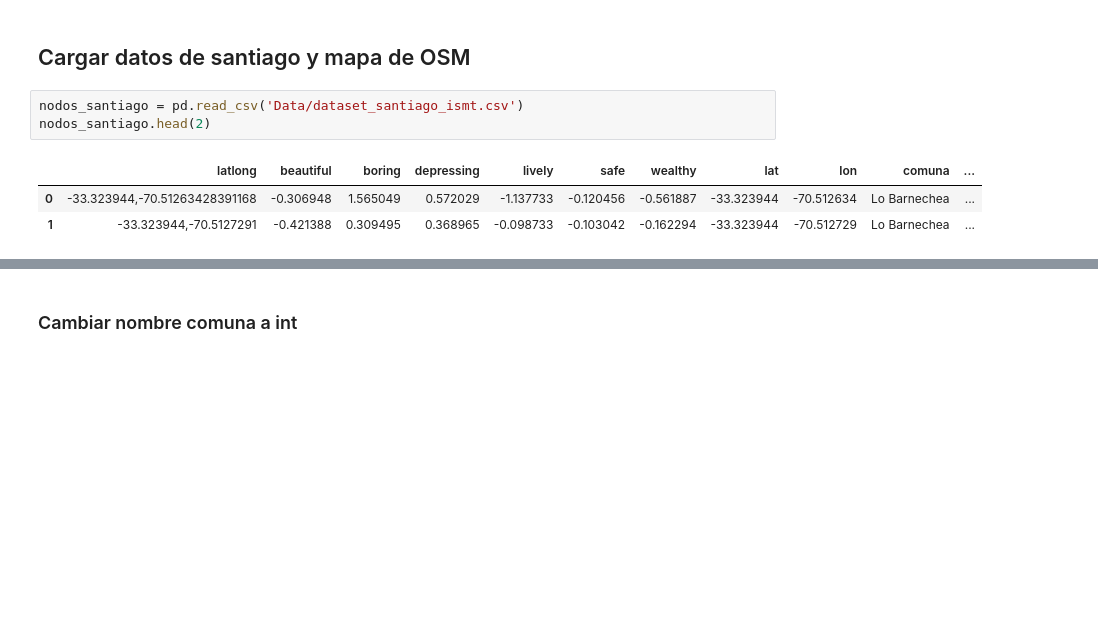
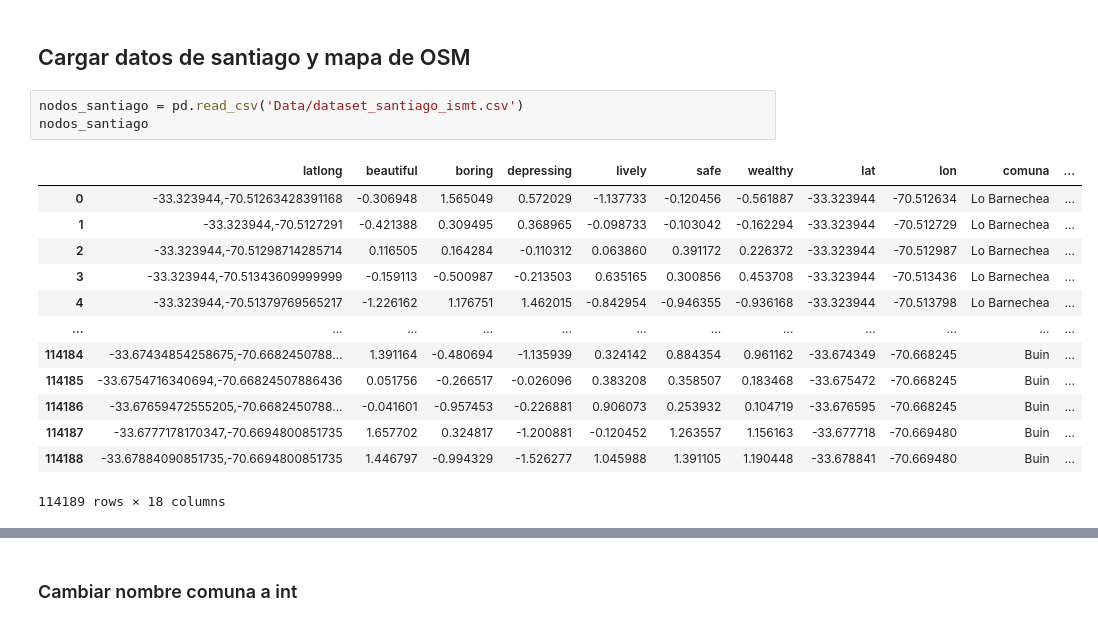
Before and after one commit to MaxOjeda/GNN-Socioeconomic-Prediction, a Jupyter notebook: Create_Geometric_Objects.ipynb, the cells around one changed output, grey strips where cells are left out. Cells and saved outputs as stored; diff of their text form; blank space fills up the shorter version.

```diff
--- a/Create_Geometric_Objects.ipynb
+++ b/Create_Geometric_Objects.ipynb
@@ -11,8 +11,18 @@ from utils import createPytorchData
 ## Cargar datos de santiago y mapa de OSM
 # %%
 nodos_santiago = pd.read_csv('Data/dataset_santiago_ismt.csv')
-nodos_santiago.head(2)
+nodos_santiago
 # %% [output]
 |  | latlong | beautiful | boring | depressing | lively | safe | wealthy | lat | lon | comuna | ... |
 | 0 | -33.323944,-70.51263428391168 | -0.306948 | 1.565049 | 0.572029 | -1.137733 | -0.120456 | -0.561887 | -33.323944 | -70.512634 | Lo Barnechea | ... |
 | 1 | -33.323944,-70.5127291 | -0.421388 | 0.309495 | 0.368965 | -0.098733 | -0.103042 | -0.162294 | -33.323944 | -70.512729 | Lo Barnechea | ... |
+| 2 | -33.323944,-70.51298714285714 | 0.116505 | 0.164284 | -0.110312 | 0.063860 | 0.391172 | 0.226372 | -33.323944 | -70.512987 | Lo Barnechea | ... |
+| 3 | -33.323944,-70.51343609999999 | -0.159113 | -0.500987 | -0.213503 | 0.635165 | 0.300856 | 0.453708 | -33.323944 | -70.513436 | Lo Barnechea | ... |
+| 4 | -33.323944,-70.51379769565217 | -1.226162 | 1.176751 | 1.462015 | -0.842954 | -0.946355 | -0.936168 | -33.323944 | -70.513798 | Lo Barnechea | ... |
+| ... | ... | ... | ... | ... | ... | ... | ... | ... | ... | ... | ... |
+| 114184 | -33.67434854258675,-70.6682450788... | 1.391164 | -0.480694 | -1.135939 | 0.324142 | 0.884354 | 0.961162 | -33.674349 | -70.668245 | Buin | ... |
+| 114185 | -33.6754716340694,-70.66824507886436 | 0.051756 | -0.266517 | -0.026096 | 0.383208 | 0.358507 | 0.183468 | -33.675472 | -70.668245 | Buin | ... |
+| 114186 | -33.67659472555205,-70.6682450788... | -0.041601 | -0.957453 | -0.226881 | 0.906073 | 0.253932 | 0.104719 | -33.676595 | -70.668245 | Buin | ... |
+| 114187 | -33.6777178170347,-70.6694800851735 | 1.657702 | 0.324817 | -1.200881 | -0.120452 | 1.263557 | 1.156163 | -33.677718 | -70.669480 | Buin | ... |
+| 114188 | -33.67884090851735,-70.6694800851735 | 1.446797 | -0.994329 | -1.526277 | 1.045988 | 1.391105 | 1.190448 | -33.678841 | -70.669480 | Buin | ... |
+114189 rows × 18 columns
```
Also changed, not shown: parts of 27 cells of this notebook, 14 other files.
